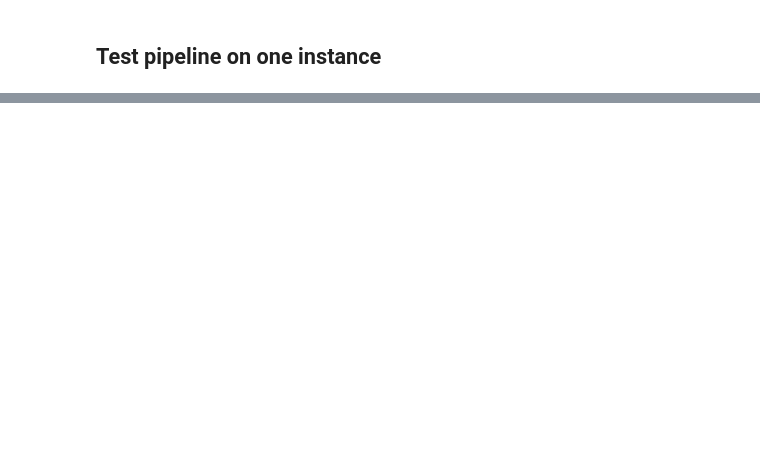
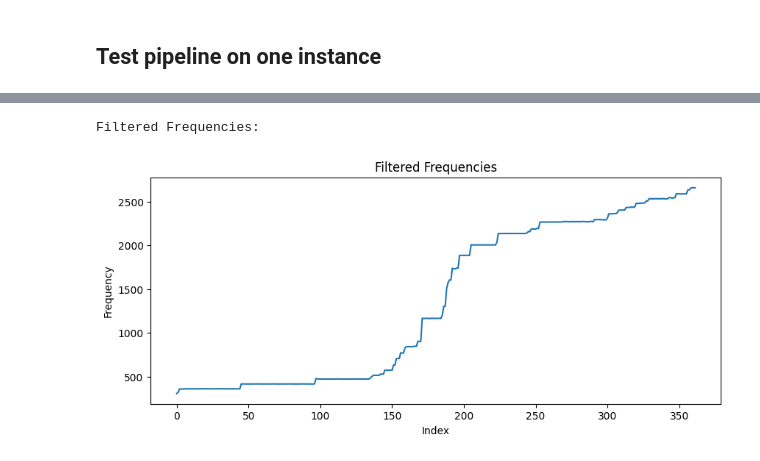
Before and after one commit to Masetto96/mir-gamelan, a Jupyter notebook: pipeline.ipynb, the cells around one changed output, grey strips where cells are left out. Drawn from its saved outputs; the diff is of its cells as text; code cells hidden in the pictures; blank space fills up the shorter version.

```diff
--- a/pipeline.ipynb
+++ b/pipeline.ipynb
@@ -33,0 +80,29 @@ array([[0., 0., 0., ..., 0., 0., 0.],
+# %%
+
+# Set the threshold for discarding very low or very high frequencies
+threshold_low = 90  # Minimum frequency threshold
+threshold_high = 3000  # Maximum frequency threshold
+
+# Flatten the pitches array to make it 1-dimensional
+pitches_flat = pitches.flatten()
+
+# Find the peaks in the pitches
+peaks, _ = scipy.signal.find_peaks(pitches_flat)
+
+# Filter the peaks based on the threshold
+filtered_peaks = [peak for peak in peaks if threshold_low <= pitches_flat[peak] <= threshold_high]
+
+# Get the frequencies of the filtered peaks
+filtered_frequencies = pitches_flat[filtered_peaks]
+
+# Display the filtered frequencies
+print("Filtered Frequencies:")
+plt.figure(figsize=(10, 4))
+plt.plot(filtered_frequencies)
+plt.xlabel('Index')
+plt.ylabel('Frequency')
+plt.title('Filtered Frequencies')
+plt.show()
+# %% [output]
+Filtered Frequencies:
+[figure, added]
```
Also changed, not shown: parts of 8 cells of this notebook, 3 other files.
